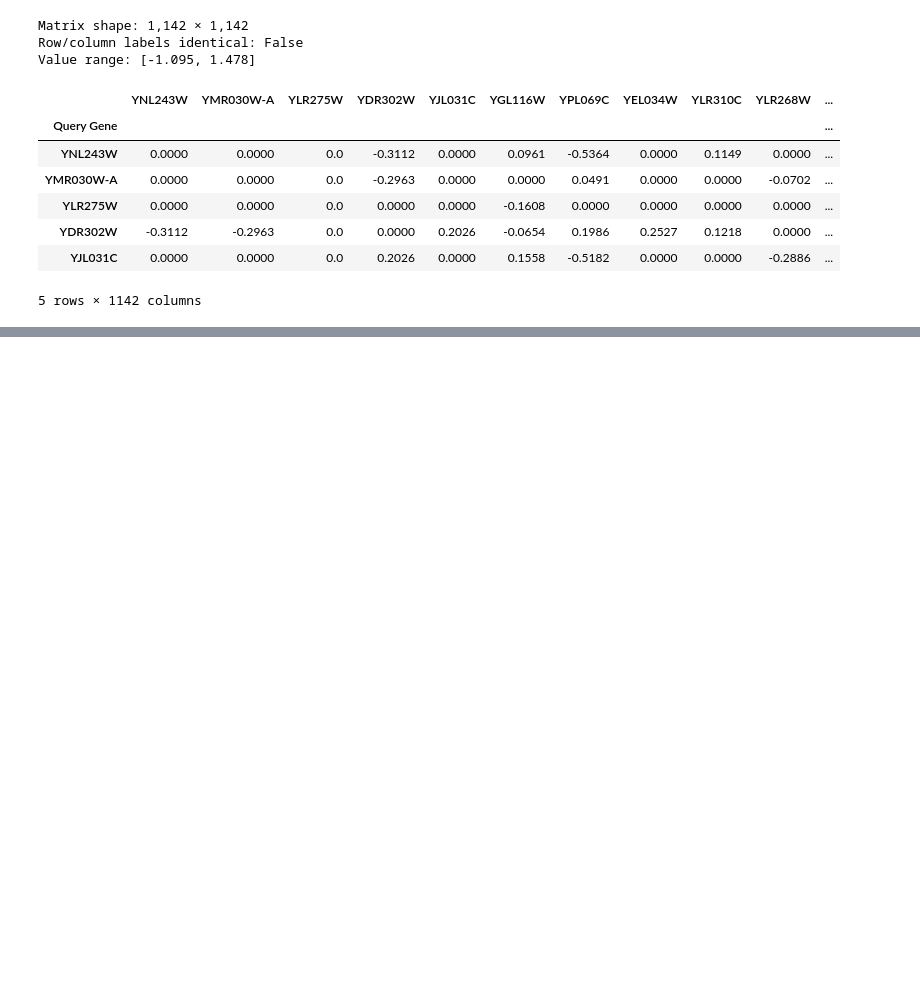
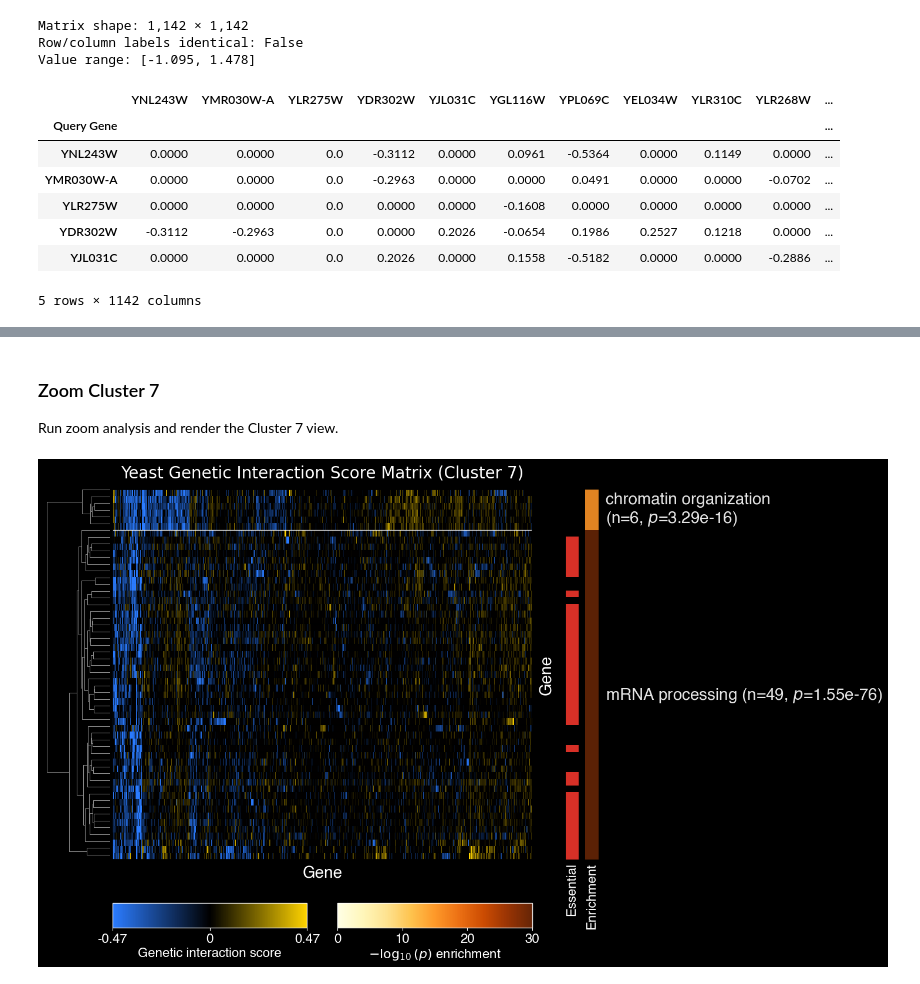
Before and after one commit to himalayas-base/himalayas-publication, a Jupyter notebook: supp_fig_1.ipynb, the cells around one changed output, grey strips where cells are left out. Drawn from its saved outputs; the diff is of its cells as text; code cells hidden in the pictures; blank space fills up the shorter version.

```diff
--- a/supp_fig_1.ipynb
+++ b/supp_fig_1.ipynb
@@ -245,12 +199,8 @@ Significant rows (q<=0.05): 464
 # %%
-# ============================================================
-# Colormap for -log10(p-value) in range [0, max]
-# ============================================================
-
-import numpy as np
 from matplotlib.colors import LinearSegmentedColormap
 
 
+# Build diverging colormap for matrix values.
 def make_diverging_cmap(
     neg="#2166ac",
     mid="#f7f7f7",
@@ -258,16 +208,7 @@ def make_diverging_cmap(
     name="BlueWhiteYellow",
     N=256,
 ):
-    """
-    Create a diverging colormap with a neutral midpoint.
-
-    Colors are specified in visual space only.
-    Data centering must be handled by a normalization (e.g. TwoSlopeNorm).
-
-    Returns
-    -------
-    matplotlib.colors.LinearSegmentedColormap
-    """
+    """Build a diverging colormap for matrix rendering."""
     return LinearSegmentedColormap.from_list(
         name,
         [(0.0, neg), (0.5, mid), (1.0, pos)],
@@ -275,7 +216,7 @@ def make_diverging_cmap(
     )
 
 
-# Use the standardized diverging colormap helper (blue → white → yellow)
+# Use standardized blue-black-yellow map for GI scores.
 matrix_cmap = make_diverging_cmap(
     neg="#2b7cff",  # vivid electric blue
     mid="#000000",  # true black
@@ -512,10 +366,0 @@ def run_zoom_analysis(
-# %%
-CLUSTER_ID = 7
-ZOOM_LINKAGE_THRESHOLD = 6
-
-zoom_matrix, zoom_results, zoom_results_sig, zoom_cluster_labels = run_zoom_analysis(
-    results=results,
-    cluster_id=CLUSTER_ID,
-    go_bp=go_bp,
-    linkage_threshold=ZOOM_LINKAGE_THRESHOLD,
-)
@@ -985,0 +617,15 @@ plotter = Plotter(zoom_results)
+# %% [markdown]
+### Zoom Cluster 7
+
+Run zoom analysis and render the Cluster 7 view.
+# %%
+# Run zoom analysis and render Cluster 7.
+run_zoom_cluster(
+    cluster_id=7,
+    linkage_threshold=6,
+    figsize=(13, 7),
+    colorbar_height=0.06,
+    colorbar_gap=0.105,
+)
+# %% [output]
+[figure, added]
```
Also changed, not shown: parts of 21 cells of this notebook, 2 other files.
